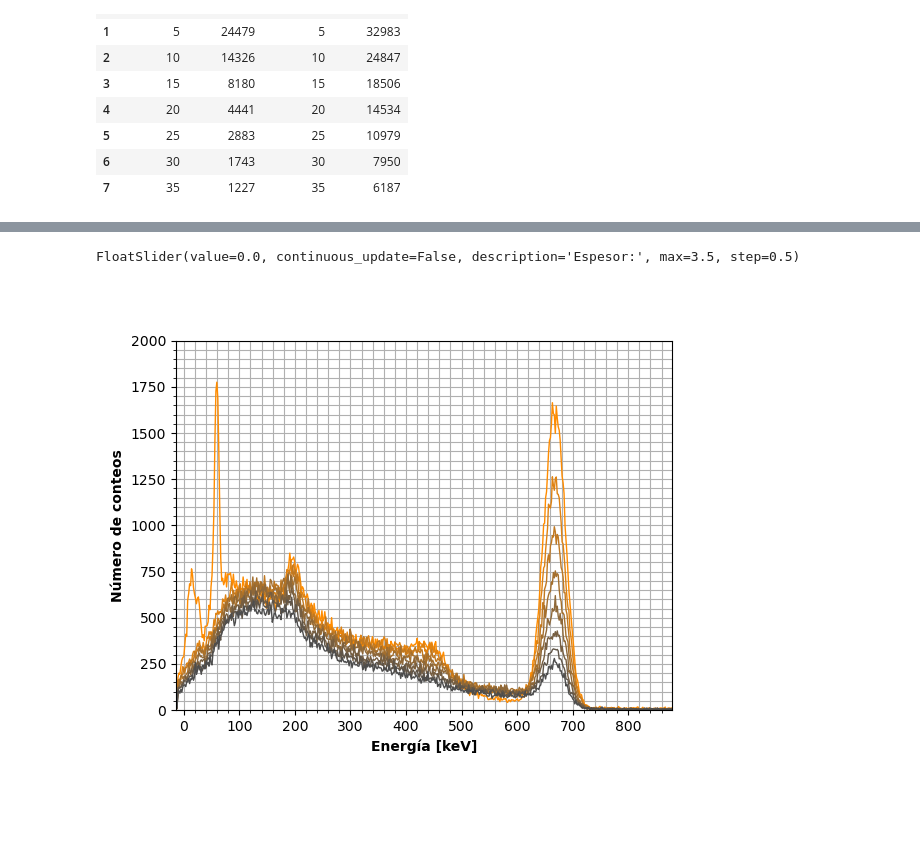
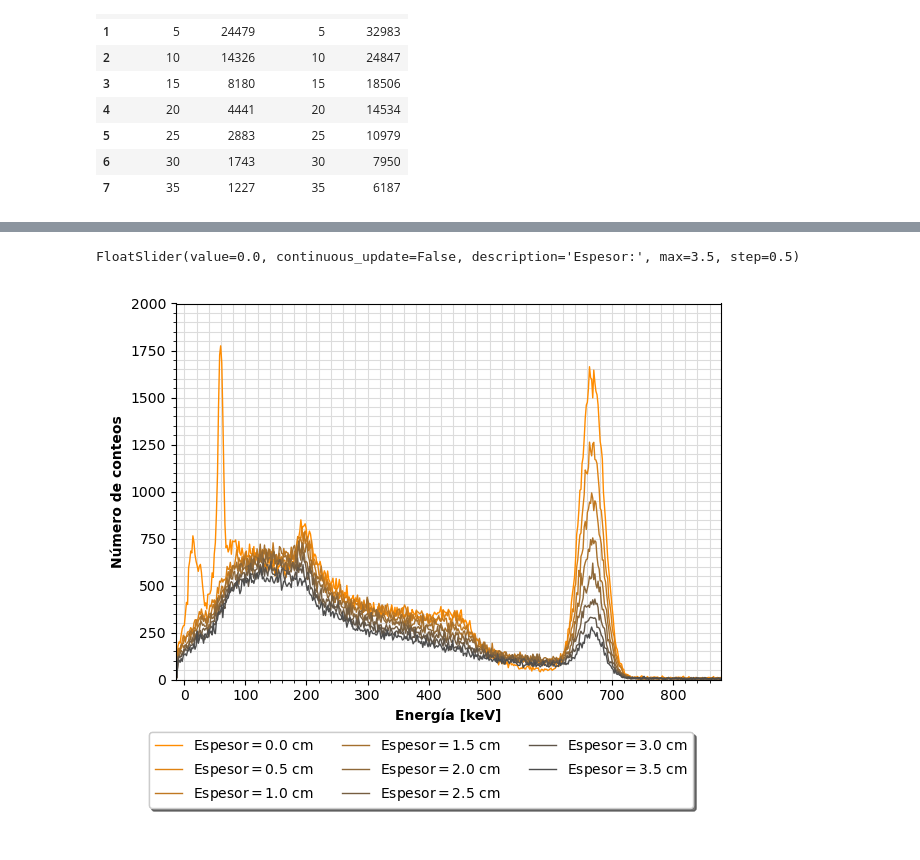
Before and after one commit to errodriguezs/Experimentos_Moderna_25-2, a Jupyter notebook: Nuclear II/analisis_datos.ipynb, the cells around one changed output, grey strips where cells are left out. Cells and saved outputs as stored; diff of their text form; code cells hidden in the pictures; blank space fills up the shorter version.

```diff
--- a/Nuclear II/analisis_datos.ipynb
+++ b/Nuclear II/analisis_datos.ipynb
@@ -64,7 +66,7 @@ slider = widgets.FloatSlider(
 display(slider)
 
 curves = []
-fig, ax = plt.subplots()#layout='constrained')
+fig, ax = plt.subplots(figsize=(6.4, 5.6))
 for N, color, espesor in zip(conteos['Pb'], colors_Pb, x):
     lbl = f'Espesor$ = {espesor:.1f}$ cm'
     curves += ax.plot(E[:-1], N[:-1], lw=1, c=color, label=lbl)
@@ -72,17 +74,19 @@ for N, color, espesor in zip(conteos['Pb'], colors_Pb, x):
 ax.set_xlim([E[0], E[-2]])
 ax.set_ylim([0, 2000])
 ax.minorticks_on()
-ax.grid(True, which='both', zorder=0)
+ax.grid(True, which='both', zorder=0, color='gainsboro')
 ax.set_xlabel('Energía [keV]', fontweight='bold')
 ax.set_ylabel('Número de conteos', fontweight='bold')
 
-fig.legend(
+leg = ax.legend(
     loc='lower center',
-    bbox_to_anchor=(0.5, -0.185),
+    bbox_to_anchor=(0.45, -0.36),
     ncols=3,
     fancybox=True,
     shadow=True,
 )
+fig.add_artist(leg)
+plt.tight_layout()
 plt.savefig("graficas\\espectro_plomo.pdf", format="pdf", bbox_inches='tight')
 plt.show()
 
@@ -116,40 +120,42 @@ slider = widgets.FloatSlider(
 display(slider)
 
 curves = []
-fig, ax = plt.subplots()layout='constrained')
+fig, ax = plt.subplots(figsize=(6.4, 5.6))
 for N, color, espesor in zip(conteos['Acero'], colors_Acero, x):
     lbl = f'Espesor$ = {espesor:.1f}$ cm'
     curves += ax.plot(E[:-1], N[:-1], lw=1, c=color, label=lbl)
 
 ax.set_xlim([E[0], E[-2]])
 ax.set_ylim([0, 2000])
 ax.minorticks_on()
-ax.grid(True, which='both', zorder=0)
+ax.grid(True, which='both', zorder=0, color='gainsboro')
 ax.set_xlabel('Energía [keV]', fontweight='bold')
 ax.set_ylabel('Número de conteos', fontweight='bold')
 
-fig.legend(
+leg = ax.legend(
     loc='lower center',
-    bbox_to_anchor=(0.5, -0.185),
+    bbox_to_anchor=(0.45, -0.36),
     ncols=3,
     fancybox=True,
     shadow=True,
 )
+fig.add_artist(leg)
+plt.tight_layout()
 plt.savefig("graficas\\espectro_acero.pdf", format="pdf", bbox_inches='tight')
 plt.show()
 
 
 def select_curve(change):
     selected_val = change['new']
     for i, curve in enumerate(curves):
         if i == int(selected_val * 2):
             curve.set_alpha(1)
         else:
             curve.set_alpha(0.4)
     fig.canvas.draw_idle()
 
 
 slider.observe(select_curve, names='value')
 # %% [output]
 FloatSlider(value=0.0, continuous_update=False, description='Espesor:', max=3.5, step=0.5)
-[figure, old version]
+[figure, new version]
```
Also changed, not shown: parts of 3 cells of this notebook.
